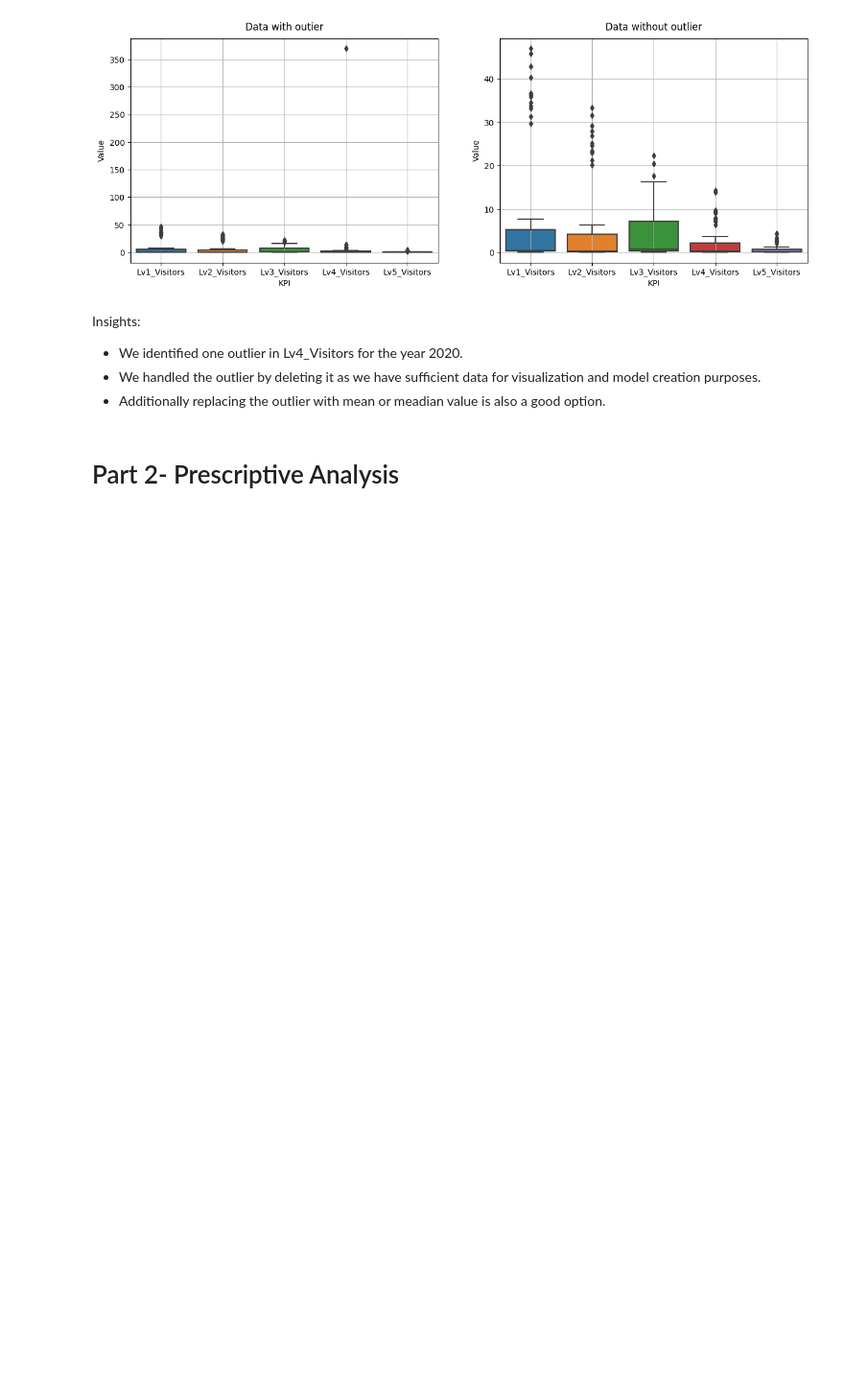
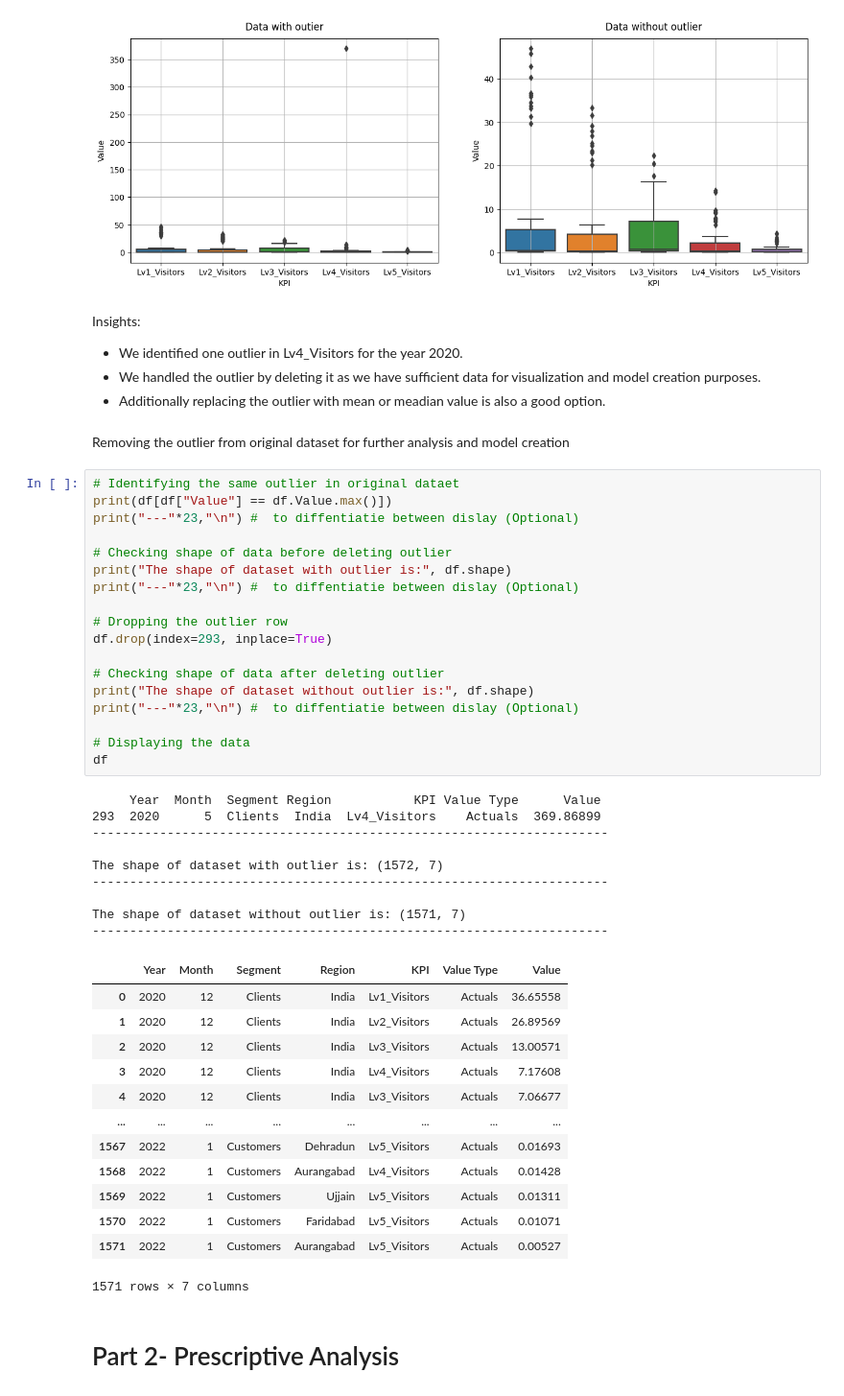
Before and after one commit to pratiksrm99/DataAnalysis, a Jupyter notebook: Website_Visitors_Data_Analysis.ipynb, the cells around one changed output. Shown at 96% size. Cells and saved outputs as stored; diff of their text form; blank space fills up the shorter version.

Commit message:
Fix: Remove outlier from original data

```diff
--- a/Website_Visitors_Data_Analysis.ipynb
+++ b/Website_Visitors_Data_Analysis.ipynb
@@ -467,6 +467,49 @@ Insights:
 * We identified one outlier in Lv4_Visitors for the year 2020.
 * We handled the outlier by deleting it as we have sufficient data for visualization and model creation purposes.
 * Additionally replacing the outlier with mean or meadian value is also a good option.
+# %% [markdown]
+Removing the outlier from original dataset for further analysis and model creation
+# %%
+# Identifying the same outlier in original dataet
+print(df[df["Value"] == df.Value.max()])
+print("---"*23,"\n") #  to diffentiatie between dislay (Optional)
+
+# Checking shape of data before deleting outlier
+print("The shape of dataset with outlier is:", df.shape)
+print("---"*23,"\n") #  to diffentiatie between dislay (Optional)
+
+# Dropping the outlier row
+df.drop(index=293, inplace=True)
+
+# Checking shape of data after deleting outlier
+print("The shape of dataset without outlier is:", df.shape)
+print("---"*23,"\n") #  to diffentiatie between dislay (Optional)
+
+# Displaying the data
+df
+# %% [output]
+     Year  Month  Segment Region           KPI Value Type      Value
+293  2020      5  Clients  India  Lv4_Visitors    Actuals  369.86899
+---------------------------------------------------------------------
+
+The shape of dataset with outlier is: (1572, 7)
+---------------------------------------------------------------------
+
+The shape of dataset without outlier is: (1571, 7)
+---------------------------------------------------------------------
+|  | Year | Month | Segment | Region | KPI | Value Type | Value |
+| 0 | 2020 | 12 | Clients | India | Lv1_Visitors | Actuals | 36.65558 |
+| 1 | 2020 | 12 | Clients | India | Lv2_Visitors | Actuals | 26.89569 |
+| 2 | 2020 | 12 | Clients | India | Lv3_Visitors | Actuals | 13.00571 |
+| 3 | 2020 | 12 | Clients | India | Lv4_Visitors | Actuals | 7.17608 |
+| 4 | 2020 | 12 | Clients | India | Lv3_Visitors | Actuals | 7.06677 |
+| ... | ... | ... | ... | ... | ... | ... | ... |
+| 1567 | 2022 | 1 | Customers | Dehradun | Lv5_Visitors | Actuals | 0.01693 |
+| 1568 | 2022 | 1 | Customers | Aurangabad | Lv4_Visitors | Actuals | 0.01428 |
+| 1569 | 2022 | 1 | Customers | Ujjain | Lv5_Visitors | Actuals | 0.01311 |
+| 1570 | 2022 | 1 | Customers | Faridabad | Lv5_Visitors | Actuals | 0.01071 |
+| 1571 | 2022 | 1 | Customers | Aurangabad | Lv5_Visitors | Actuals | 0.00527 |
+1571 rows × 7 columns
 # %% [markdown]
 # Part 2- Prescriptive Analysis
 # %% [markdown]
```
